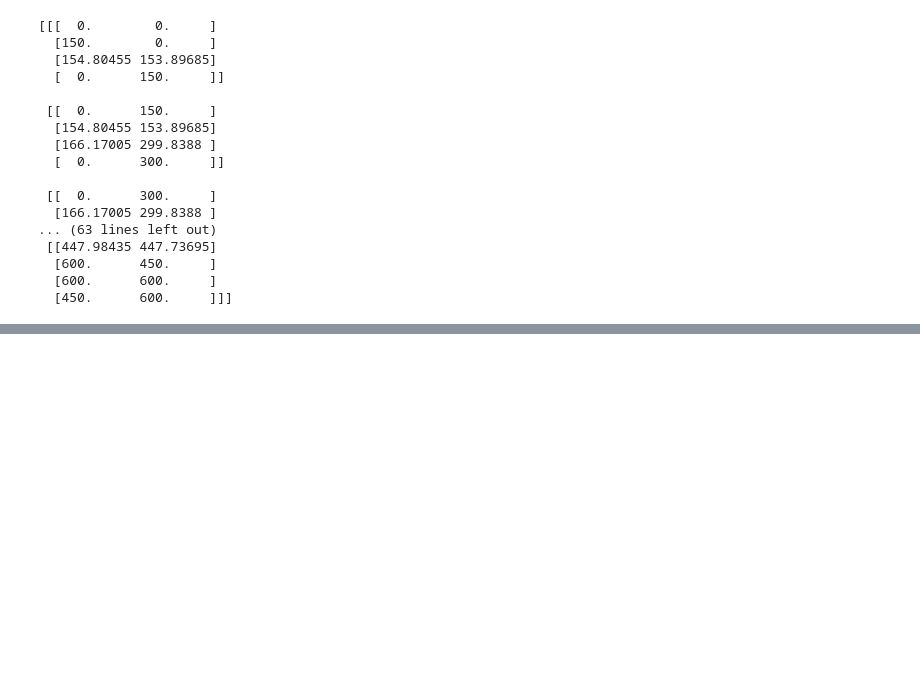
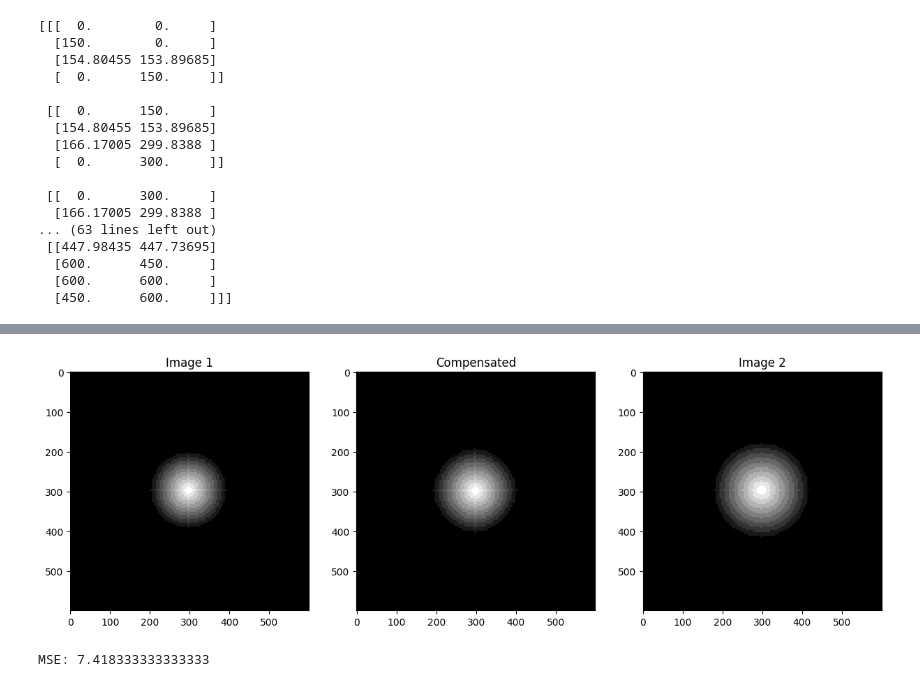
Before and after one commit to Coartix/VIdeoProcessing, a Jupyter notebook: Motion Compensation.ipynb, the cells around one changed output, grey strips where cells are left out. Saved outputs shown, nothing was run; the diff lists cells and outputs as text; code cells hidden in the pictures; blank space fills up the shorter version.

```diff
--- a/Motion Compensation.ipynb
+++ b/Motion Compensation.ipynb
@@ -409,0 +412,26 @@ plt.show()
+# %%
+# Now we will use the img_mesh_bakckward to start the compensation on img1 to get img2
+compensated_mesh = np.zeros((img1.height, img1.width, 3), dtype=np.uint8)
+for x in range(img1.height):
+    for y in range(img1.width):
+        new_x, new_y = (int)(x - mesh_backward_vectors[x,y][0]), (int)(y - mesh_backward_vectors[x,y][1])
+        if new_x < 0:
+            new_x = 0
+        if new_y < 0:
+            new_y = 0
+        if new_x >= img2.height:
+            new_x = img2.height - 1
+        if new_y >= img2.width:
+            new_y = img2.width - 1
+        compensated_mesh[x,y] = img1.img[new_x, new_y]
+
+
+plotting3Axes(img1, img2, compensated_mesh)
+# %% [output]
+[figure, added]
+# %%
+# Get MSE between img1 and compensated_mesh
+mse = np.mean((img1.img - compensated_mesh) ** 2)
+print('MSE:', mse)
+# %% [output]
+MSE: 7.418333333333333
```
Also changed, not shown: parts of 2 cells of this notebook.
